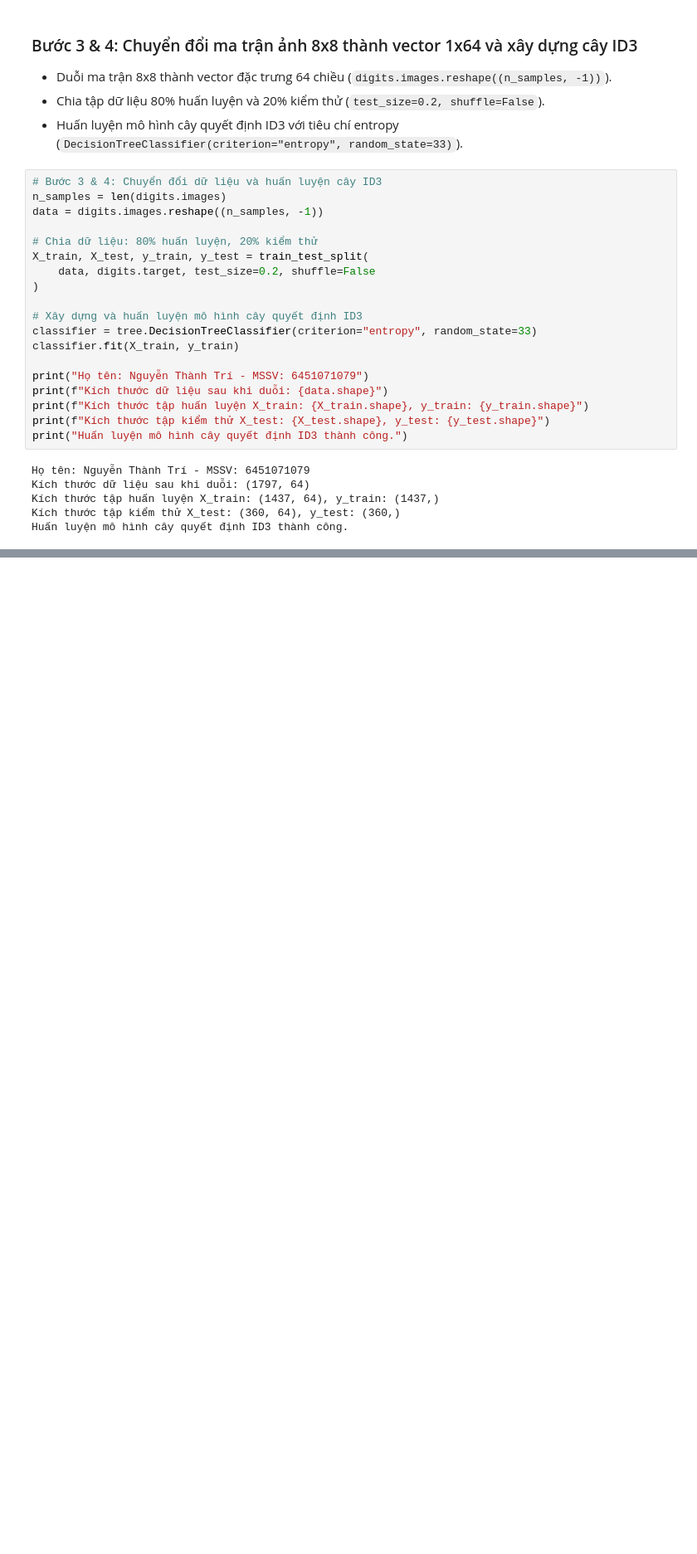
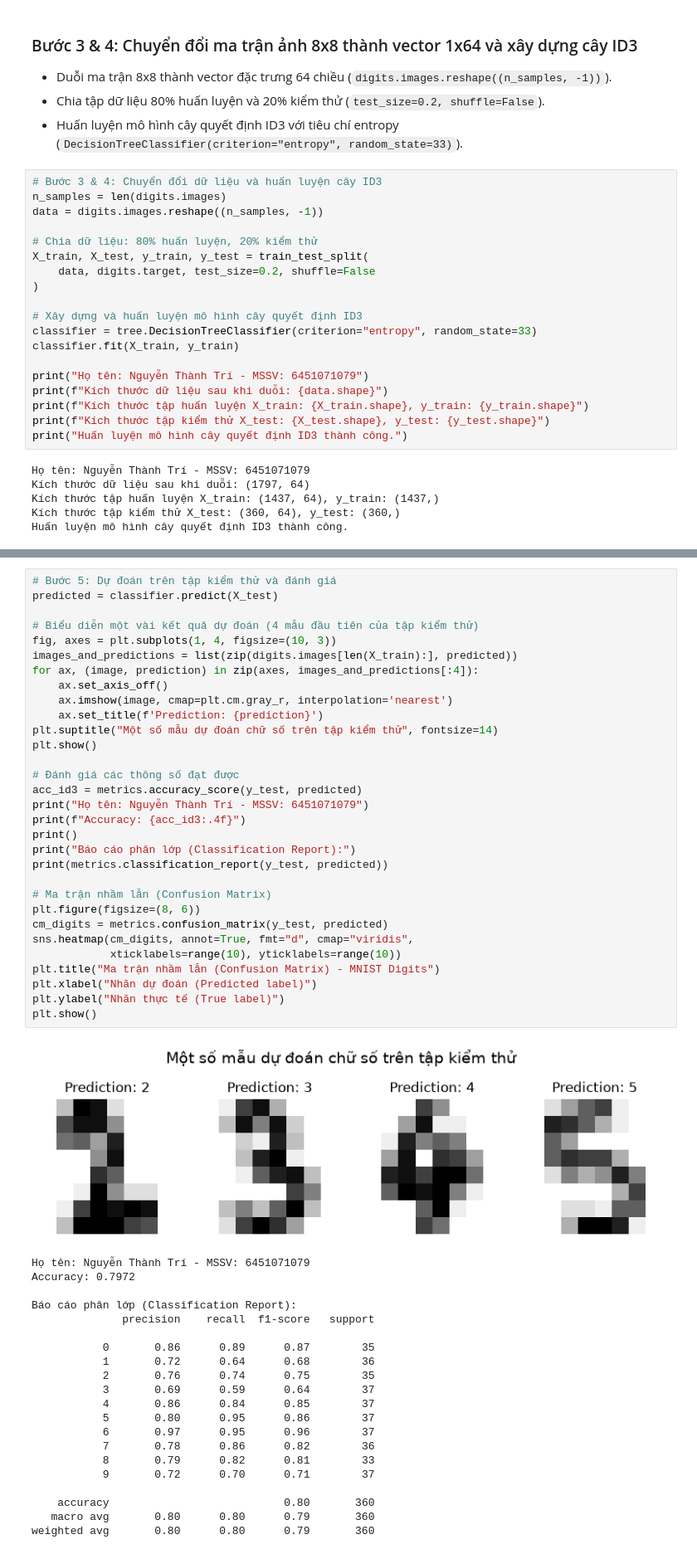
Before and after one commit to TriNguyenThanh/6451071079_Lab2, a Jupyter notebook: model/6451071079_LAB2_Bai5.ipynb, the cells around one changed output, grey strips where cells are left out. Shown at 83% size. Saved outputs shown, nothing was run; the diff lists cells and outputs as text; blank space fills up the shorter version.

```diff
--- a/model/6451071079_LAB2_Bai5.ipynb
+++ b/model/6451071079_LAB2_Bai5.ipynb
@@ -85,0 +92,53 @@ Huấn luyện mô hình cây quyết định ID3 thành công.
+# %%
+# Bước 5: Dự đoán trên tập kiểm thử và đánh giá
+predicted = classifier.predict(X_test)
+
+# Biểu diễn một vài kết quả dự đoán (4 mẫu đầu tiên của tập kiểm thử)
+fig, axes = plt.subplots(1, 4, figsize=(10, 3))
+images_and_predictions = list(zip(digits.images[len(X_train):], predicted))
+for ax, (image, prediction) in zip(axes, images_and_predictions[:4]):
+    ax.set_axis_off()
+    ax.imshow(image, cmap=plt.cm.gray_r, interpolation='nearest')
+    ax.set_title(f'Prediction: {prediction}')
+plt.suptitle("Một số mẫu dự đoán chữ số trên tập kiểm thử", fontsize=14)
+plt.show()
+
+# Đánh giá các thông số đạt được
+acc_id3 = metrics.accuracy_score(y_test, predicted)
+print("Họ tên: Nguyễn Thành Trí - MSSV: 6451071079")
+print(f"Accuracy: {acc_id3:.4f}")
+print()
+print("Báo cáo phân lớp (Classification Report):")
+print(metrics.classification_report(y_test, predicted))
+
+# Ma trận nhầm lẫn (Confusion Matrix)
+plt.figure(figsize=(8, 6))
+cm_digits = metrics.confusion_matrix(y_test, predicted)
+sns.heatmap(cm_digits, annot=True, fmt="d", cmap="viridis",
+            xticklabels=range(10), yticklabels=range(10))
+plt.title("Ma trận nhầm lẫn (Confusion Matrix) - MNIST Digits")
+plt.xlabel("Nhãn dự đoán (Predicted label)")
+plt.ylabel("Nhãn thực tế (True label)")
+plt.show()
+# %% [output]
+[figure, added]
+Họ tên: Nguyễn Thành Trí - MSSV: 6451071079
+Accuracy: 0.7972
+
+Báo cáo phân lớp (Classification Report):
+              precision    recall  f1-score   support
+
+           0       0.86      0.89      0.87        35
+           1       0.72      0.64      0.68        36
+           2       0.76      0.74      0.75        35
+           3       0.69      0.59      0.64        37
+           4       0.86      0.84      0.85        37
+           5       0.80      0.95      0.86        37
+           6       0.97      0.95      0.96        37
+           7       0.78      0.86      0.82        36
+           8       0.79      0.82      0.81        33
+           9       0.72      0.70      0.71        37
+
+    accuracy                           0.80       360
+   macro avg       0.80      0.80      0.79       360
+weighted avg       0.80      0.80      0.79       360
```
Also changed, not shown: parts of 3 cells of this notebook.
